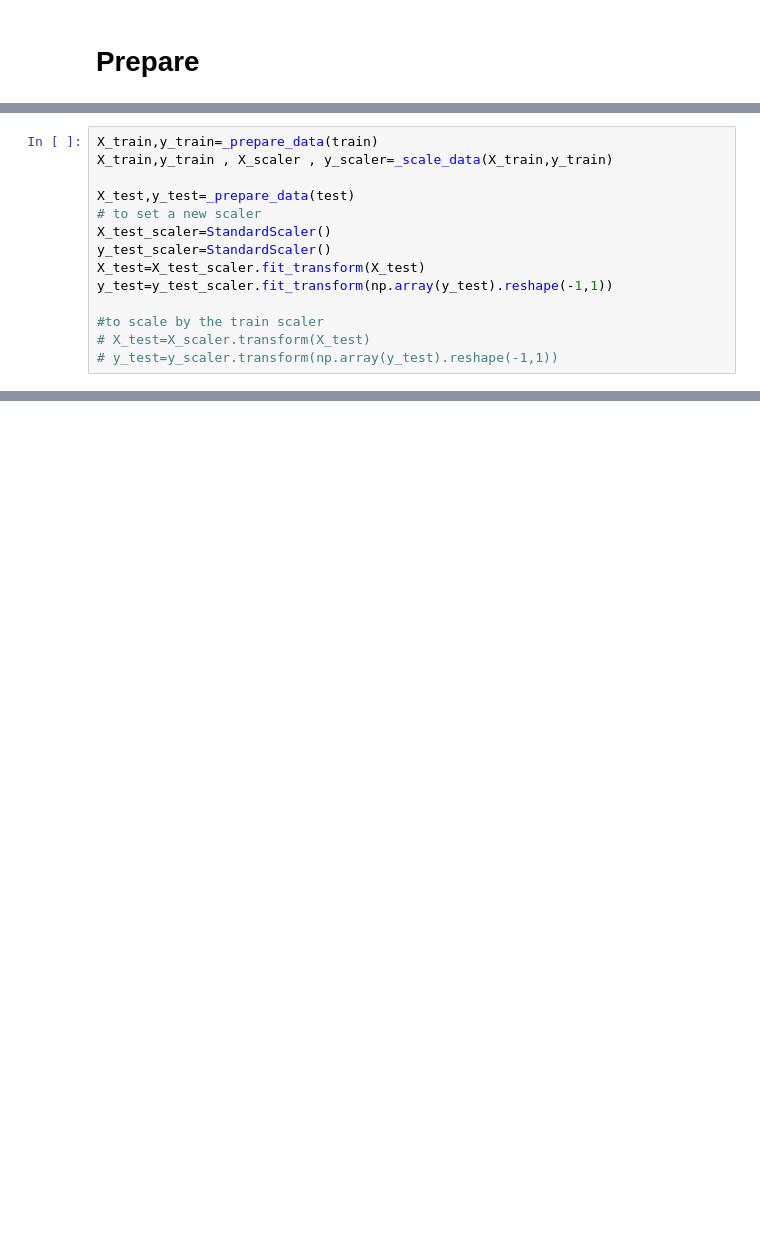
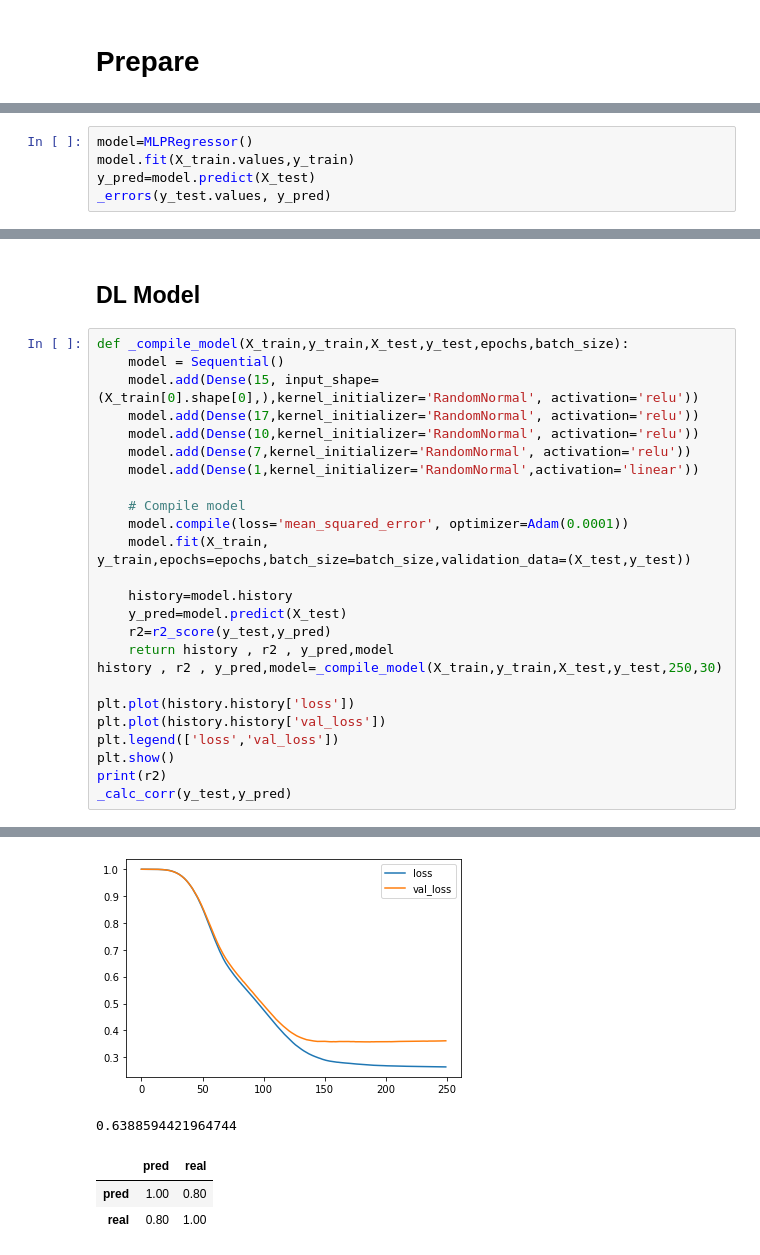
Before and after one commit to zaniargh42/dissolved_oxygen, a Jupyter notebook: dissolved_oxygen.ipynb, the cells around one changed output, grey strips where cells are left out. Cells and saved outputs as stored; diff of their text form; blank space fills up the shorter version.

Commit message:
ML model implement

```diff
--- a/dissolved_oxygen.ipynb
+++ b/dissolved_oxygen.ipynb
@@ -395,14 +29,0 @@ train , test=_load_data()
-# %%
-X_train,y_train=_prepare_data(train)
-X_train,y_train , X_scaler , y_scaler=_scale_data(X_train,y_train)
-
-X_test,y_test=_prepare_data(test)
-# to set a new scaler
-X_test_scaler=StandardScaler()
-y_test_scaler=StandardScaler()
-X_test=X_test_scaler.fit_transform(X_test)
-y_test=y_test_scaler.fit_transform(np.array(y_test).reshape(-1,1))
-
-#to scale by the train scaler
-# X_test=X_scaler.transform(X_test)
-# y_test=y_scaler.transform(np.array(y_test).reshape(-1,1))
@@ -487,0 +188,5 @@ Epoch 200/200
+# %%
+model=MLPRegressor()
+model.fit(X_train.values,y_train)
+y_pred=model.predict(X_test)
+_errors(y_test.values, y_pred)
@@ -487,0 +200,28 @@ Epoch 200/200
+# %% [markdown]
+## DL Model
+# %%
+def _compile_model(X_train,y_train,X_test,y_test,epochs,batch_size):
+    model = Sequential()
+    model.add(Dense(15, input_shape=(X_train[0].shape[0],),kernel_initializer='RandomNormal', activation='relu'))
+    model.add(Dense(17,kernel_initializer='RandomNormal', activation='relu'))
+    model.add(Dense(10,kernel_initializer='RandomNormal', activation='relu'))
+    model.add(Dense(7,kernel_initializer='RandomNormal', activation='relu'))
+    model.add(Dense(1,kernel_initializer='RandomNormal',activation='linear'))
+
+    # Compile model
+    model.compile(loss='mean_squared_error', optimizer=Adam(0.0001))
+    model.fit(X_train, y_train,epochs=epochs,batch_size=batch_size,validation_data=(X_test,y_test))
+
+    history=model.history
+    y_pred=model.predict(X_test)
+    r2=r2_score(y_test,y_pred)
+    return history , r2 , y_pred,model
+history , r2 , y_pred,model=_compile_model(X_train,y_train,X_test,y_test,250,30)
+
+plt.plot(history.history['loss'])
+plt.plot(history.history['val_loss'])
+plt.legend(['loss','val_loss'])
+plt.show()
+print(r2)
+_calc_corr(y_test,y_pred)
+# %% [output]
@@ -487,0 +245,5 @@ Epoch 200/200
+[figure, added]
+0.6388594421964744
+|  | pred | real |
+| pred | 1.00 | 0.80 |
+| real | 0.80 | 1.00 |
```
Also changed, not shown: parts of 61 cells of this notebook, 5 other files.
